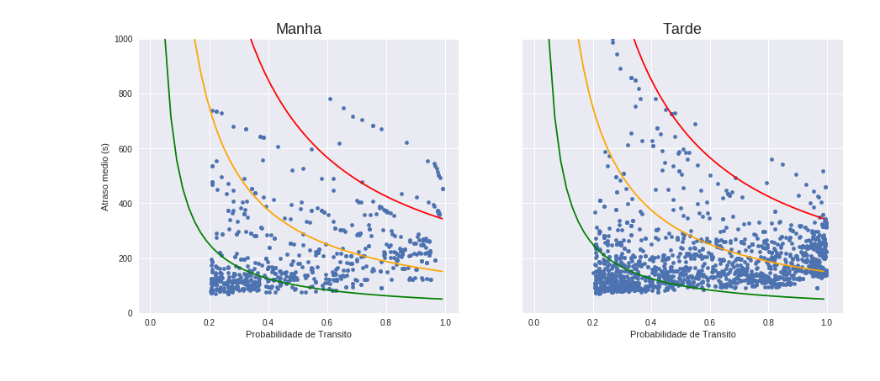
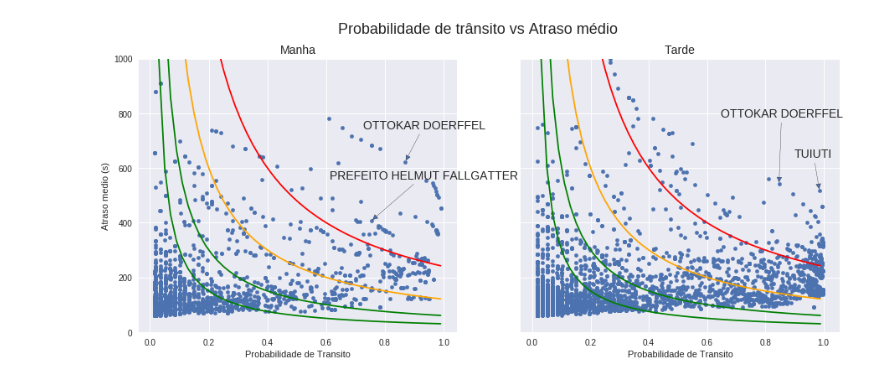
Before and after one commit to pmj-sepud/Joinville-Smart-Mobility, a Jupyter notebook: notebooks/reports/201802-GabrielBogo-RankeamentoVias.ipynb, the cells around one changed output. Cells and saved outputs as stored; diff of their text form; code cells hidden in the pictures.

Commit message:
first complete version of Street Ranking

```diff
--- a/notebooks/reports/201802-GabrielBogo-RankeamentoVias.ipynb
+++ b/notebooks/reports/201802-GabrielBogo-RankeamentoVias.ipynb
@@ -23,5 +31,7 @@ Carregamento de dados de engarrafamentos por trecho de rua em Joinville:
 # %%
 gdf = gpd.read_file(project_dir + "/data/interim/traffic_indicators.geoJSON")
+gdf.dropna(subset=["Rua"], inplace=True)
+gdf["Codigo do Trecho"] = gdf["Codigo do Trecho"].astype(int)
 
 #Lookup to change period for Período
 lkp_period = pd.DataFrame({"Período": ["Manha", "Tarde"]}, index=[-1, 1])
@@ -30,6 +40,9 @@ gdf.drop("period", axis=1, inplace=True)
 cols = gdf.columns.tolist()
 gdf = gdf[cols[:4] + [cols[-1]] + cols[4:-1]]
 
-print(gdf.shape)
-gdf.drop("geometry", axis=1).head(5)
+#Creation of an indicator of traffic criticity
+gdf["Criticidade"] = gdf["Probabilidade de Transito"]*gdf["Atraso medio (s)"]
+
+print("Trechos avaliados: ", len(gdf))
+gdf.drop("geometry", axis=1).sort_values("Criticidade", ascending=False).drop_duplicates("Rua").head(5)
 # %% [output]
@@ -45,4 +55,0 @@ Eliminação das ruas com baixa probabilidade de trânsito
-# %%
-gdf = gdf[gdf["Probabilidade de Transito"]>0.2]
-print(gdf.shape)
-gdf.head(5)
@@ -79,26 +60,90 @@ f, (ax1, ax2) = plt.subplots(1, 2, sharey=True)
 f.set_figheight(6)
 f.set_figwidth(15)
 
-
 df[df["Período"] == "Manha"].plot("Probabilidade de Transito", "Atraso medio (s)", kind="scatter", ax=ax1)
 df[df["Período"] == "Tarde"].plot("Probabilidade de Transito", "Atraso medio (s)", kind="scatter", ax=ax2)
 
+threshold_1 = 30
 x = np.arange(0.01, 1.0, 0.02)
-y = 50/x
+y = threshold_1/x
 ax1.plot(x,y, color="green")
 ax2.plot(x,y, color="green")
 
+threshold_2 = 60
 x = np.arange(0.01, 1.0, 0.02)
-y = 150/x
+y = threshold_2/x
+ax1.plot(x,y, color="green")
+ax2.plot(x,y, color="green")
+
+threshold_3 = 120
+x = np.arange(0.01, 1.0, 0.02)
+y = threshold_3/x
 ax1.plot(x,y, color="orange")
 ax2.plot(x,y, color="orange")
 
+threshold_4 = 240
 x = np.arange(0.01, 1.0, 0.02)
-y = 340/x
+y = threshold_4/x
 ax1.plot(x,y, color="red")
 ax2.plot(x,y, color="red")
 
+#Annotations - Morning
+morning_critical = df[df["Período"] == "Manha"].sort_values("Criticidade", ascending=False).drop_duplicates("Rua")
+
+first_order=0
+first_morn_rua = morning_critical["Rua"].iloc[first_order]
+first_morn_point = morning_critical[["Probabilidade de Transito", "Atraso medio (s)"]].iloc[first_order]
+
+second_order=2
+second_morn_rua = morning_critical["Rua"].iloc[second_order]
+second_morn_point = morning_critical[["Probabilidade de Transito", "Atraso medio (s)"]].iloc[second_order]
+
+ax1.annotate(first_morn_rua,
+             xy=first_morn_point,
+             xytext=(-50, 40),
+             textcoords="offset points",
+             arrowprops=dict(arrowstyle='-|>'),
+             fontsize=14)
+
+ax1.annotate(second_morn_rua,
+             xy=second_morn_point,
+             xytext=(-50, 50),
+             textcoords="offset points",
+             arrowprops=dict(arrowstyle='-|>'),
+             fontsize=14)
+
+#Annotations - Afternoon
+aftern_critical = df[df["Período"] == "Tarde"].sort_values("Criticidade", ascending=False).drop_duplicates("Rua")
+
+first_order=1
+first_aftern_rua = aftern_critical["Rua"].iloc[first_order]
+first_aftern_point = aftern_critical[["Probabilidade de Transito", "Atraso medio (s)"]].iloc[first_order]
+
+second_order=2
+second_aftern_rua = aftern_critical["Rua"].iloc[second_order]
+second_aftern_point = aftern_critical[["Probabilidade de Transito", "Atraso medio (s)"]].iloc[second_order]
+
+ax2.annotate(first_aftern_rua,
+             xy=first_aftern_point,
+             xytext=(-30, 40),
+             textcoords="offset points",
+             arrowprops=dict(arrowstyle='-|>'),
+             fontsize=14)
+
+ax2.annotate(second_aftern_rua,
+             xy=second_aftern_point,
+             xytext=(-70, 80),
+             textcoords="offset points",
+             arrowprops=dict(arrowstyle='-|>'),
+             fontsize=14)
+
+
 ax1.set_ylim([0,1000])
-ax1.set_title("Manha", fontsize=18)
-ax2.set_title("Tarde", fontsize=18)
+ax1.set_title("Manha", fontsize=14)
+ax2.set_title("Tarde", fontsize=14)
+
+fig = plt.gcf()
+fig.suptitle("Probabilidade de trânsito vs Atraso médio", fontsize=18)
+
+plt.show()
 # %% [output]
@@ -107 +151 @@ Text(0.5,1,'Tarde')
-[figure, old version]
+[figure, new version]
```
Also changed, not shown: parts of 21 cells of this notebook.
